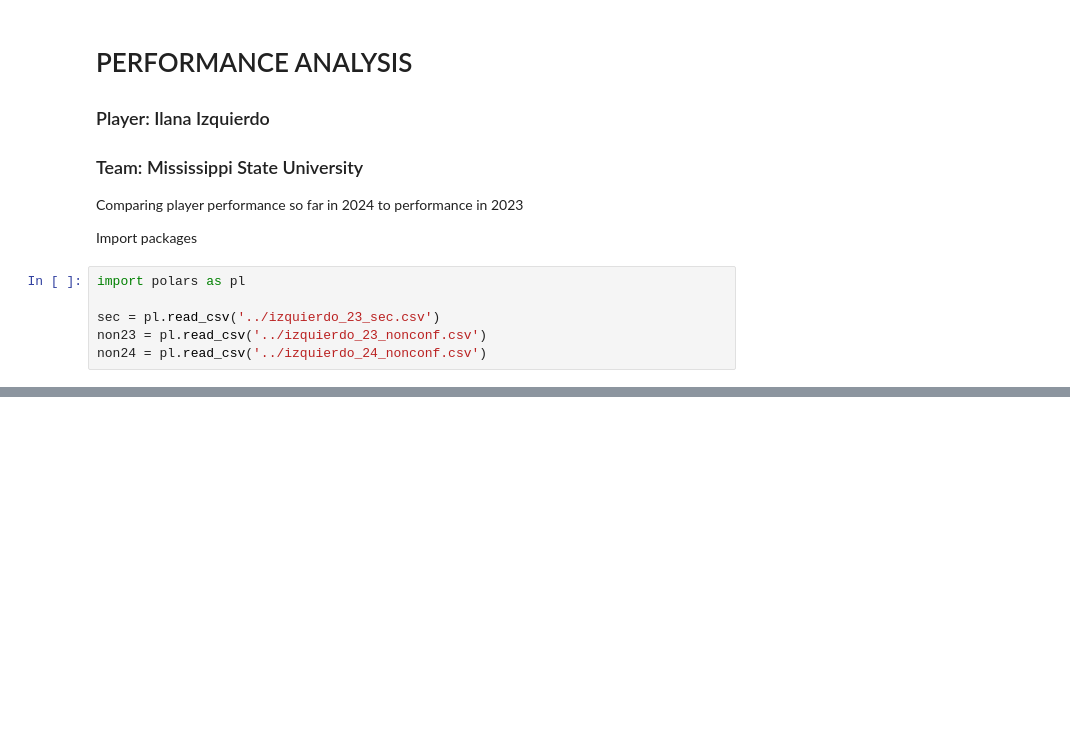
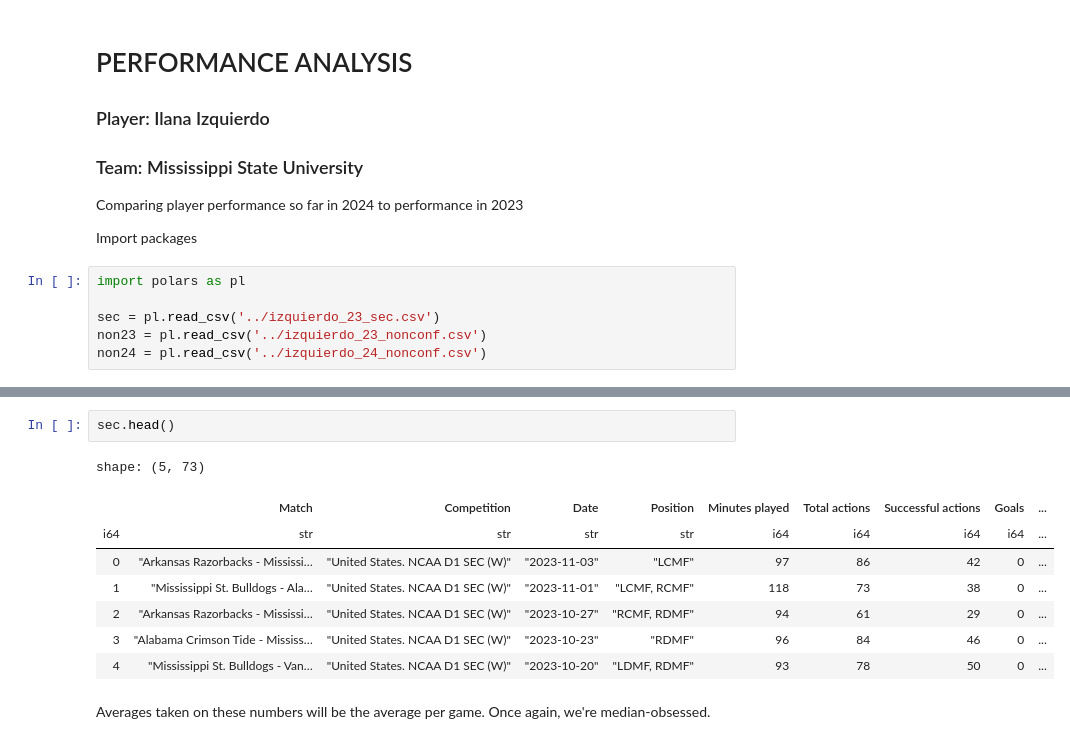
Before and after one commit to cdoss3/pyscout, a Jupyter notebook: player.ipynb, the cells around one changed output, grey strips where cells are left out. Saved outputs shown, nothing was run; the diff lists cells and outputs as text; blank space fills up the shorter version.

```diff
--- a/player.ipynb
+++ b/player.ipynb
@@ -37,0 +38,13 @@ Red card
+# %%
+sec.head()
+# %% [output]
+shape: (5, 73)
+|  | Match | Competition | Date | Position | Minutes played | Total actions | Successful actions | Goals | ... |
+| i64 | str | str | str | str | i64 | i64 | i64 | i64 | ... |
+| 0 | "Arkansas Razorbacks - Mississi… | "United States. NCAA D1 SEC (W)" | "2023-11-03" | "LCMF" | 97 | 86 | 42 | 0 | ... |
+| 1 | "Mississippi St. Bulldogs - Ala… | "United States. NCAA D1 SEC (W)" | "2023-11-01" | "LCMF, RCMF" | 118 | 73 | 38 | 0 | ... |
+| 2 | "Arkansas Razorbacks - Mississi… | "United States. NCAA D1 SEC (W)" | "2023-10-27" | "RCMF, RDMF" | 94 | 61 | 29 | 0 | ... |
+| 3 | "Alabama Crimson Tide - Mississ… | "United States. NCAA D1 SEC (W)" | "2023-10-23" | "RDMF" | 96 | 84 | 46 | 0 | ... |
+| 4 | "Mississippi St. Bulldogs - Van… | "United States. NCAA D1 SEC (W)" | "2023-10-20" | "LDMF, RDMF" | 93 | 78 | 50 | 0 | ... |
+# %% [markdown]
+Averages taken on these numbers will be the average per game. Once again, we're median-obsessed.
```
Also changed, not shown: parts of 14 cells of this notebook, 1 other file.
